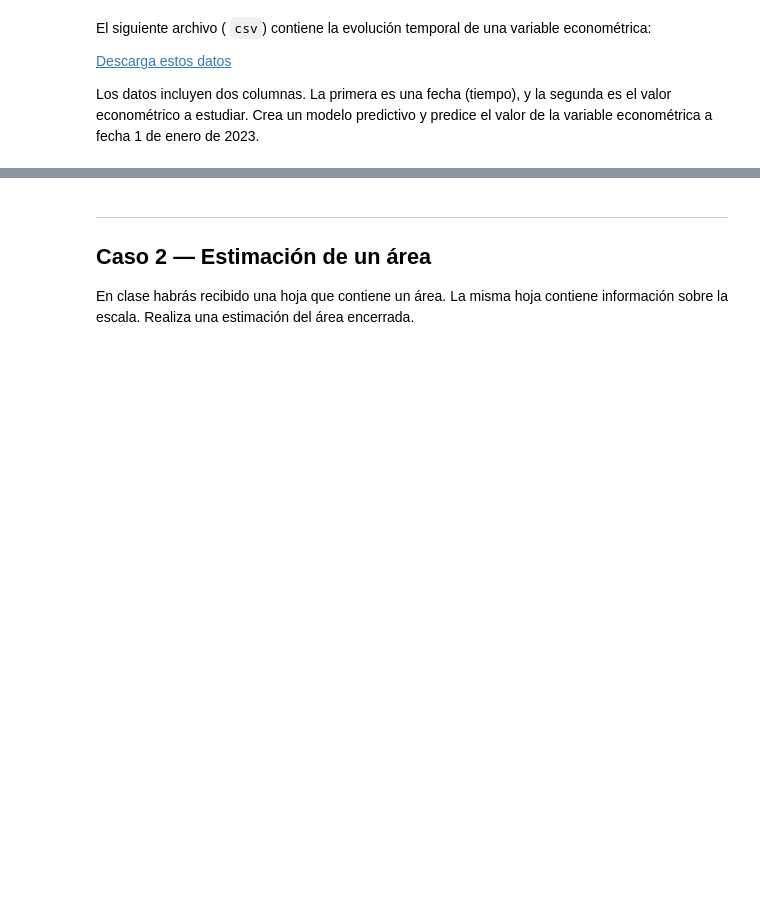
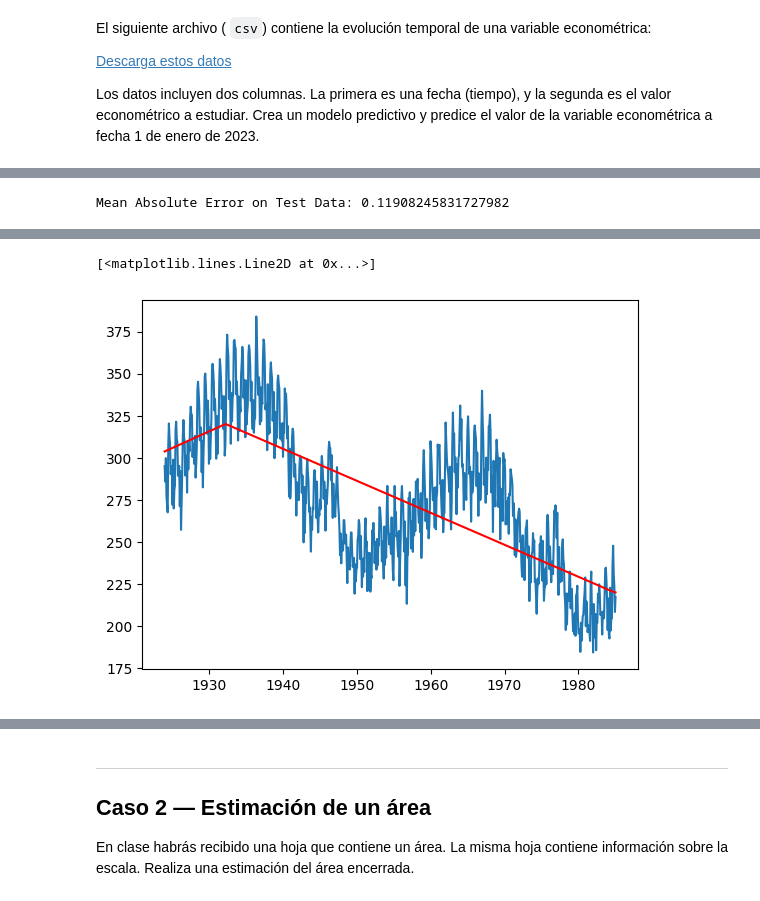
Before and after one commit to Chepados/ALN_practica_2, a Jupyter notebook: Práctica 2 — Campeonato de predicción.ipynb, the cells around one changed output, grey strips where cells are left out. Drawn from its saved outputs; the diff is of its cells as text; code cells hidden in the pictures; blank space fills up the shorter version.

```diff
--- a/Práctica 2 — Campeonato de predicción.ipynb
+++ b/Práctica 2 — Campeonato de predicción.ipynb
@@ -133,19 +79,30 @@ ModuleNotFoundError: No module named 'tensorflow'
+# %%
+#generacion de matrices de entrenamiento
+
+X = scaled_dates
+y = scaled_values
+
+X_train, X_test, y_train, y_test = train_test_split(X, y, test_size=0.2, random_state=0)
 # %%
 import tensorflow as tf
 from tensorflow.keras.models import Sequential
-from tensorflow.keras.layers import Dense
+from tensorflow.keras.layers import Dense, LSTM, Dropout
 
-# Definir el modelo
+# Configuración del modelo
 model = Sequential([
-    Dense(64, input_dim=1, activation='relu'),
-    Dense(1)
+    Dense(64, activation='relu', input_shape=(X_train.shape[1],)),
+    Dense(32, activation='relu'),
+    Dense(1)  # Capa de salida para un único valor de predicción
 ])
 
-# Compilar el modelo
-model.compile(optimizer='adam', loss='mean_squared_error')
+# Compilación del modelo
+model.compile(optimizer='adam', loss='mse', metrics=['mae'])
 
-# Entrenar el modelo
-model.fit(X_train, y_train, epochs=50, batch_size=32)
-
-# Hacer predicciones
-y_pred_nn = model.predict(X_test)
+# Entrenamiento
+history = model.fit(
+    X_train, y_train,
+    validation_data=(X_test, y_test),
+    epochs=50,
+    batch_size=32,
+    verbose=1
+)
@@ -151,0 +128,13 @@ y_pred_nn = model.predict(X_test)
+# %%
+# Evaluación del modelo
+loss, mae = model.evaluate(X_test, y_test, verbose=0)
+print(f"Mean Absolute Error on Test Data: {mae}")
+# %% [output]
+Mean Absolute Error on Test Data: 0.11908245831727982
+# %%
+x_original = dates.values
+y_original = values
+
+plt.plot(x_original, y_original)
+plt.plot(x_original, value_scaler.inverse_transform(model.predict(X)), "r")
+# %% [output]
@@ -151,0 +142,2 @@ y_pred_nn = model.predict(X_test)
+[<matplotlib.lines.Line2D at 0x...>]
+[figure, added]
```
Also changed, not shown: parts of 20 cells of this notebook, 1 other file.
